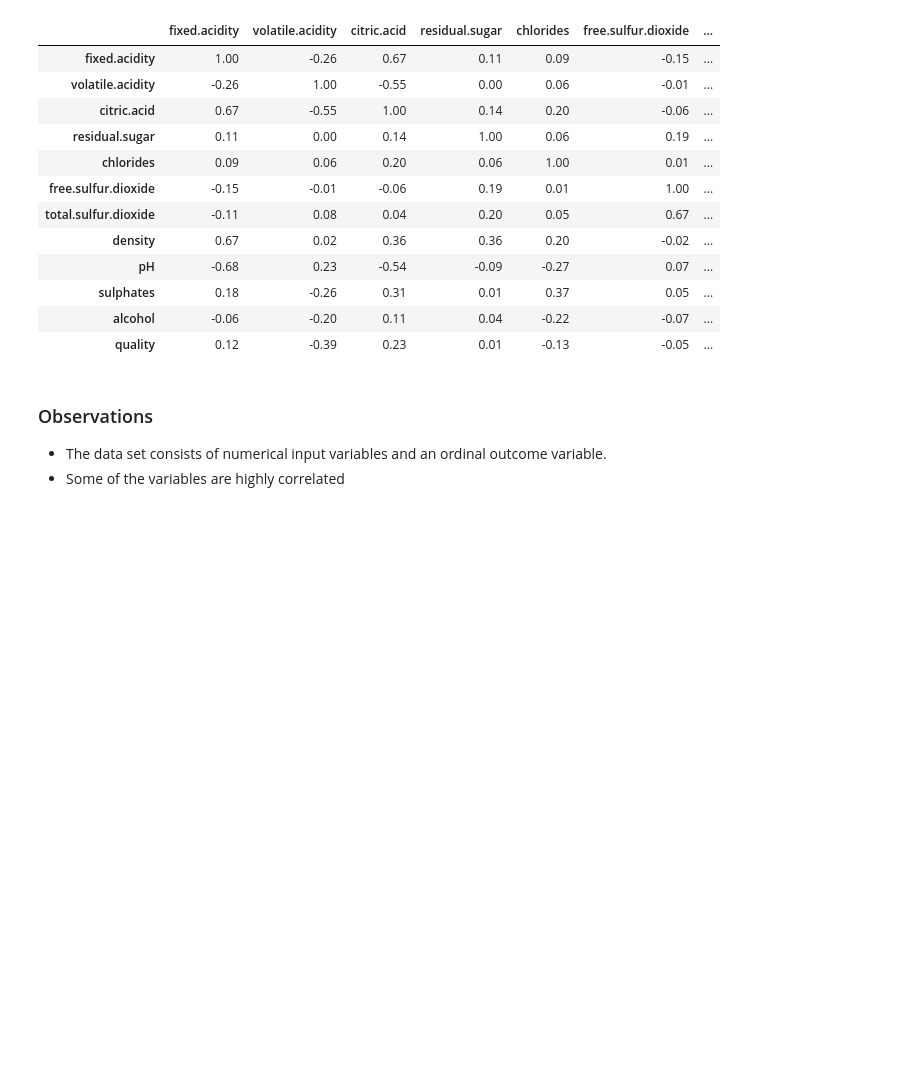
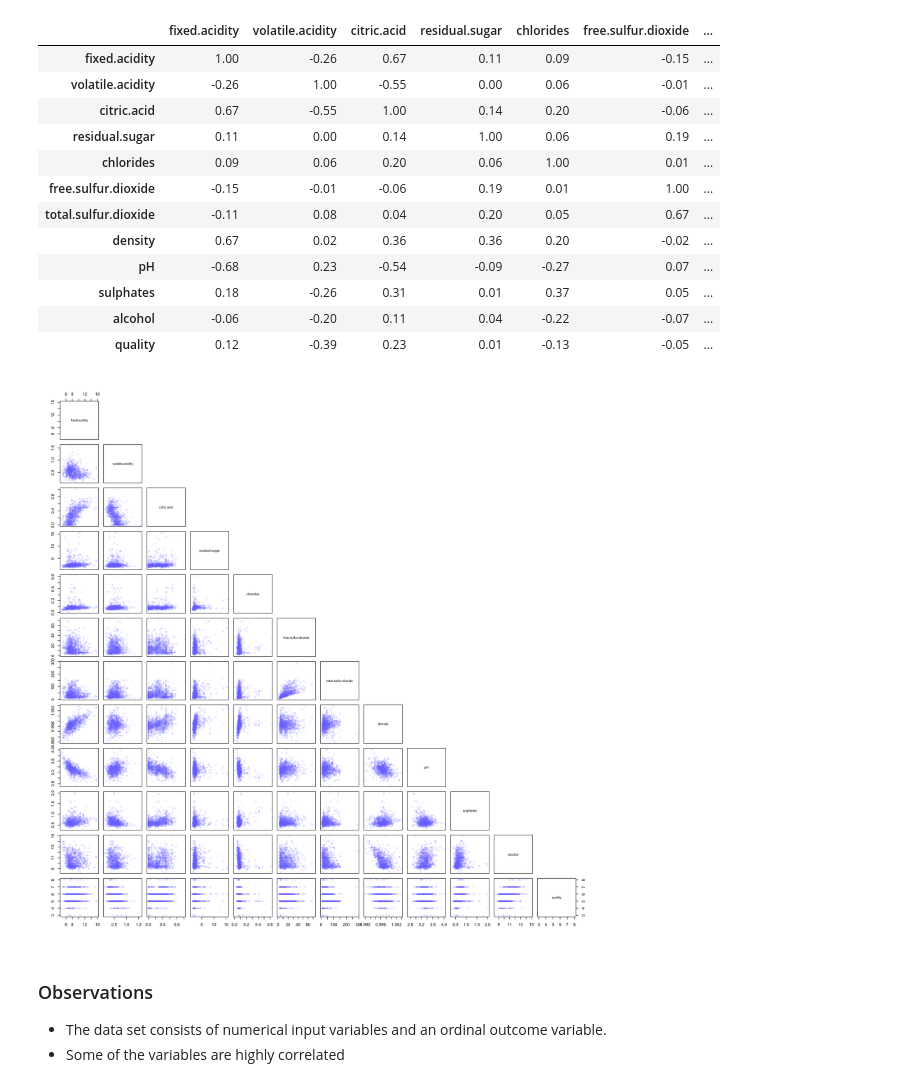
Before and after one commit to maxthemillion/statistical-rethinking, a Jupyter notebook: My Models/red_wine_quality.ipynb, the cells around one changed output. Saved outputs shown, nothing was run; the diff lists cells and outputs as text; code cells hidden in the pictures; blank space fills up the shorter version.

```diff
--- a/My Models/red_wine_quality.ipynb
+++ b/My Models/red_wine_quality.ipynb
@@ -49,6 +49,11 @@ A matrix: 12 × 12 of type dbl
 | sulphates | 0.18 | -0.26 | 0.31 | 0.01 | 0.37 | 0.05 | ... |
 | alcohol | -0.06 | -0.20 | 0.11 | 0.04 | -0.22 | -0.07 | ... |
 | quality | 0.12 | -0.39 | 0.23 | 0.01 | -0.13 | -0.05 | ... |
+# %%
+options(repr.plot.width=15, repr.plot.height=15)
+pairs(d, col=col.alpha(rangi2,0.1), pch=20, upper.panel=NULL)
+# %% [output]
+[figure, added]
 # %%
 counts = count(d$quality)
 barplot(counts$freq, names.arg=counts$x)
```
Also changed, not shown: 1 other file.
